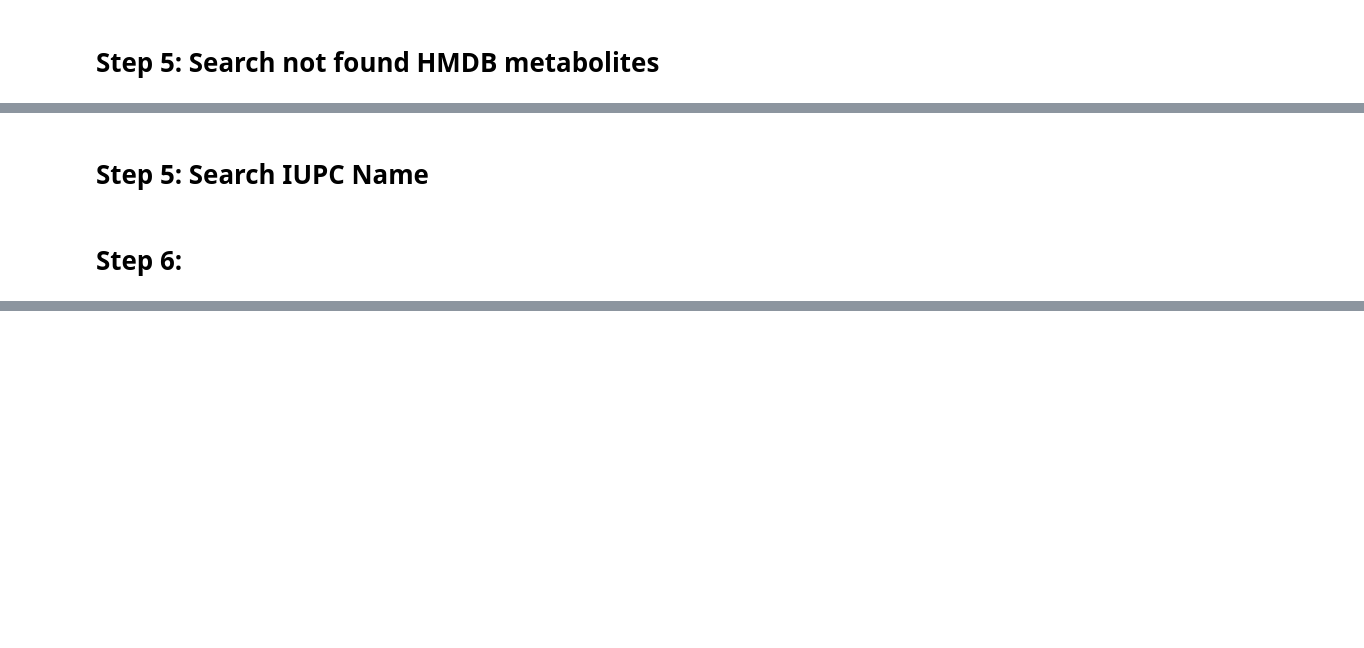
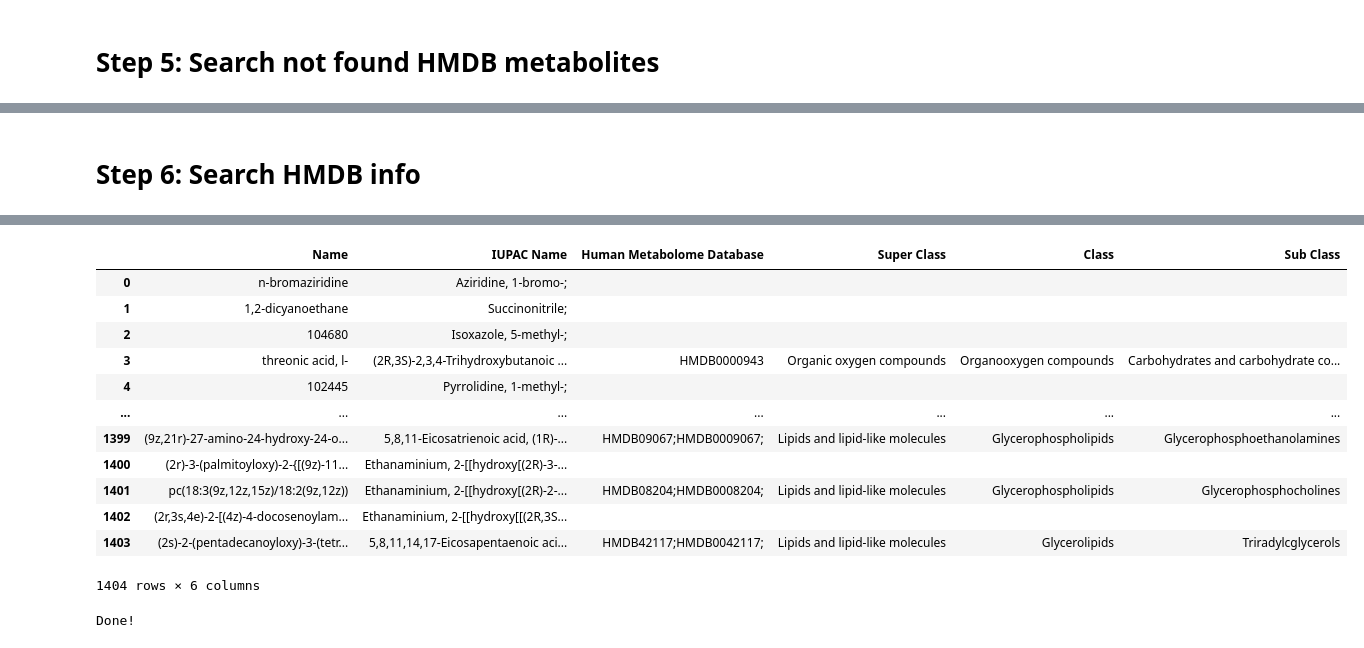
Before and after one commit to Andreymcz/jmapy, a Jupyter notebook: compound_analisys.ipynb, the cells around one changed output, grey strips where cells are left out. Drawn from its saved outputs; the diff is of its cells as text; code cells hidden in the pictures; blank space fills up the shorter version.

```diff
--- a/compound_analisys.ipynb
+++ b/compound_analisys.ipynb
@@ -121,6 +122,7 @@ Done
 # %% [markdown]
 # Step 3: Find IUPAC Name
 # %%
+#compounds_table = pd.read_excel(export_file + "_step2.xlsx")
 iupac_values = []
 
 num_rows = compounds_table.shape[0]
@@ -131,9 +133,10 @@ for row_index, row_data in compounds_table.iterrows() :
     compound_csids = row_data['CSID']
     print('({:d}/{:d}) searching IUPAC Name '.format(row_count, num_rows) + compound_name)
     iupac_value = ""
-    for csid in utils.parse_generated_CSID(row_data.CSID):
-        compound = chempider_web_db.find_compound_by_id(csid)
-        iupac_value = iupac_value + compound.iupac_name + ";"
+    if not pd.isna(compound_csids):
+        for csid in utils.parse_generated_CSID(compound_csids):
+            compound = chempider_web_db.find_compound_by_id(csid)
+            iupac_value = iupac_value + compound.iupac_name + ";"
 
 
     iupac_values.append(iupac_value)
@@ -168,7 +166,7 @@ display(compounds_table)
 # %% [markdown]
 # Step 4: Find External references from chemspi web search
 # %%
-#compounds_table = pd.read_excel(export_file + "_step2.xlsx")
+compounds_table = pd.read_excel(export_file + "_step3.xlsx")
 external_databases = ['Human Metabolome Database', 'KEGG', 'LipidMAPS']
 external_db_info = dict()
 for db in external_databases:
@@ -227,4 +285,51 @@ print("Done!")
 # %% [markdown]
-# Step 5: Search IUPC Name
+# Step 6: Search HMDB info
-# %% [markdown]
-# Step 6:
+# %%
+import hmdb_web_db as hmdb_web
+
+#compounds_table = pd.read_excel(export_file + "_step5.xlsx")
+
+info_titles = ["Super Class", "Class", "Sub Class"]
+compounds_columns = ["Name", "IUPAC Name", "Human Metabolome Database"]
+
+columns = compounds_columns + info_titles
+output_data = {title : [] for title in columns}
+
+#####
+num_rows = compounds_table.shape[0]
+row_count = 0
+for row_index, row_data in compounds_table.iterrows() :
+    hmdb_ids = row_data['Human Metabolome Database']
+    print('({:d}/{:d})Searching HMDB info: '.format(row_count, num_rows), hmdb_ids)
+    row_count+=1
+
+    #### search hmdb info
+    hmdb_info = None
+    if not pd.isna(hmdb_ids) and len(str(hmdb_ids)) > 0:
+        for hmdb_id in hmdb_ids.split(';'):
+            hmdb_info = hmdb_web.search_metabolite_info_by_id(hmdb_id, info_titles)
+            print(hmdb_info)
+            break
+
+    #### set hmdb data
+    if hmdb_info != None:
+        print(hmdb_info)
+        for column_name, value in hmdb_info.items():
+            output_data[column_name].append(value)
+    else:
+        for column_name in info_titles:
+            output_data[column_name].append("")
+
+    #### set compounds data
+    for column_name in compounds_columns:
+        output_data[column_name].append(row_data[column_name])
+
+
+result = pd.DataFrame.from_dict(output_data)
+result.to_excel(export_file + "_step6.xlsx")
+display(result)
+
+
+#compounds_table.to_excel(export_file + "_step6.xlsx")
+print("Done!")
+# %% [output]
@@ -230,0 +353,14 @@ print("Done!")
+|  | Name | IUPAC Name | Human Metabolome Database | Super Class | Class | Sub Class |
+| 0 | n-bromaziridine | Aziridine, 1-bromo-; |  |  |  |  |
+| 1 | 1,2-dicyanoethane | Succinonitrile; |  |  |  |  |
+| 2 | 104680 | Isoxazole, 5-methyl-; |  |  |  |  |
+| 3 | threonic acid, l- | (2R,3S)-2,3,4-Trihydroxybutanoic ... | HMDB0000943 | Organic oxygen compounds | Organooxygen compounds | Carbohydrates and carbohydrate co... |
+| 4 | 102445 | Pyrrolidine, 1-methyl-; |  |  |  |  |
+| ... | ... | ... | ... | ... | ... | ... |
+| 1399 | (9z,21r)-27-amino-24-hydroxy-24-o... | 5,8,11-Eicosatrienoic acid, (1R)-... | HMDB09067;HMDB0009067; | Lipids and lipid-like molecules | Glycerophospholipids | Glycerophosphoethanolamines |
+| 1400 | (2r)-3-(palmitoyloxy)-2-{[(9z)-11... | Ethanaminium, 2-[[hydroxy[(2R)-3-... |  |  |  |  |
+| 1401 | pc(18:3(9z,12z,15z)/18:2(9z,12z)) | Ethanaminium, 2-[[hydroxy[(2R)-2-... | HMDB08204;HMDB0008204; | Lipids and lipid-like molecules | Glycerophospholipids | Glycerophosphocholines |
+| 1402 | (2r,3s,4e)-2-[(4z)-4-docosenoylam... | Ethanaminium, 2-[[hydroxy[[(2R,3S... |  |  |  |  |
+| 1403 | (2s)-2-(pentadecanoyloxy)-3-(tetr... | 5,8,11,14,17-Eicosapentaenoic aci... | HMDB42117;HMDB0042117; | Lipids and lipid-like molecules | Glycerolipids | Triradylcglycerols |
+1404 rows × 6 columns
+Done!
```
Also changed, not shown: parts of 9 cells of this notebook, 6 other files.
